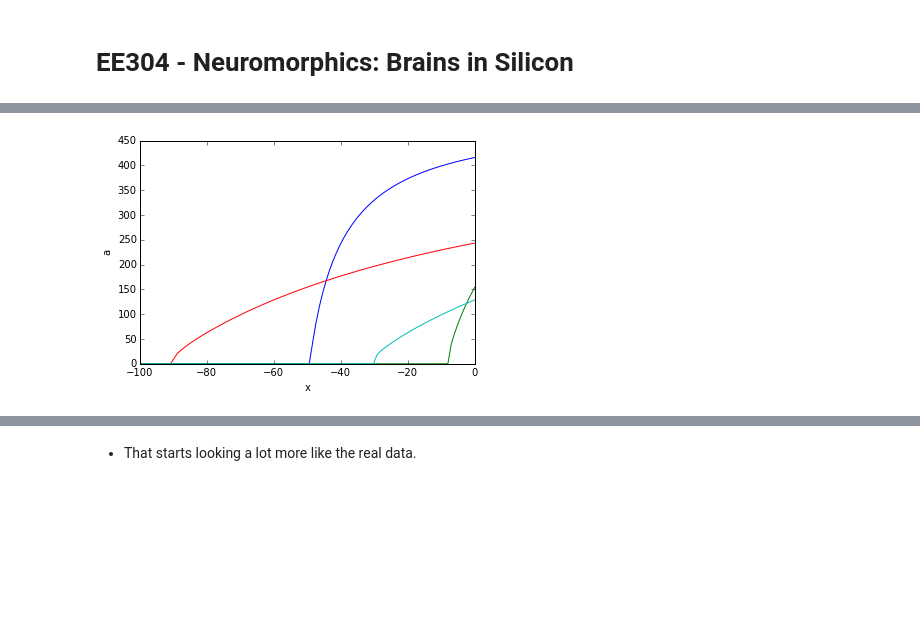
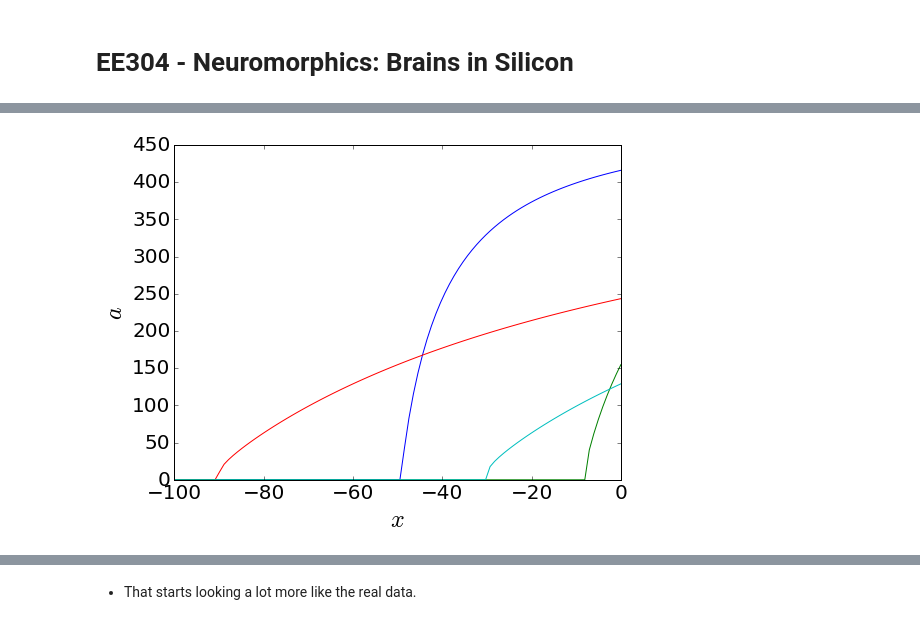
Before and after one commit to Stanford-BIS/syde556, a Jupyter notebook: EE 304 Lecture 2 Representation.ipynb, the cells around one changed output, grey strips where cells are left out. Cells and saved outputs as stored; diff of their text form; code cells hidden in the pictures; blank space fills up the shorter version.

```diff
--- a/EE 304 Lecture 2 Representation.ipynb
+++ b/EE 304 Lecture 2 Representation.ipynb
@@ -170,6 +180,10 @@ YouTubeVideo('hxdPdKbqm_I', width=720, height=400, loop=1, autoplay=0)
 # Rectified linear neuron
 import numpy
 import nengo
+import matplotlib
+matplotlib.rc('xtick',labelsize=20)
+matplotlib.rc('ytick',labelsize=20)
+matplotlib.rcParams.update({'font.size':20})
 import matplotlib.pyplot as plt
 %matplotlib inline
 
@@ -177,6 +191,7 @@ n = nengo.neurons.RectifiedLinear() #n is a Nengo LIF neuron, these are defaults
 
 J = numpy.linspace(-1,1,100)
 
+plt.figure(figsize=(8,6))
 plt.plot(J, n.rates(J, gain=100, bias=-25))
 plt.xlabel('J (current)')
 plt.ylabel('$a$ (Hz)');
@@ -242,13 +241,14 @@ plt.ylabel('$a$ (Hz)');
 # %%
 n = nengo.neurons.LIFRate() #n is a Nengo LIF neuron
 x = numpy.linspace(-100,0,100)
 
+plt.figure(figsize=(8,6))
 plt.plot(x, n.rates(x, gain=1, bias=50), 'b') # x*1+50
 plt.plot(x, n.rates(x, gain=0.1, bias=10), 'r') # x*0.1+10
 plt.plot(x, n.rates(x, gain=0.5, bias=5), 'g') # x*0.05+5
 plt.plot(x, n.rates(x, gain=0.1, bias=4), 'c') #x*0.1+4))
 
-plt.xlabel('x')
-plt.ylabel('a');
+plt.xlabel(r'$x$',fontsize=24)
+plt.ylabel(r'$a$',fontsize=24);
 # %% [output]
-[figure, old version]
+[figure, new version]
```
Also changed, not shown: parts of 53 cells of this notebook, 1 other file.
